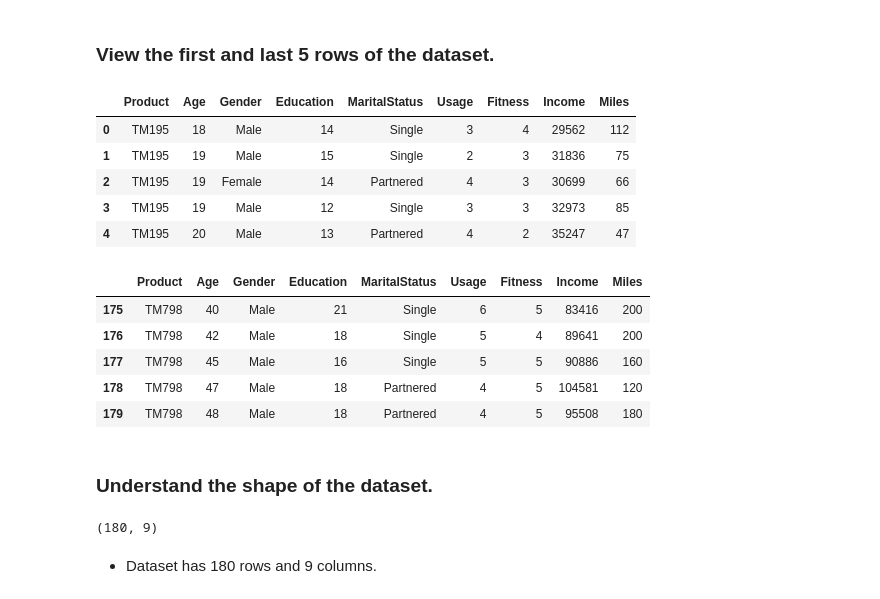
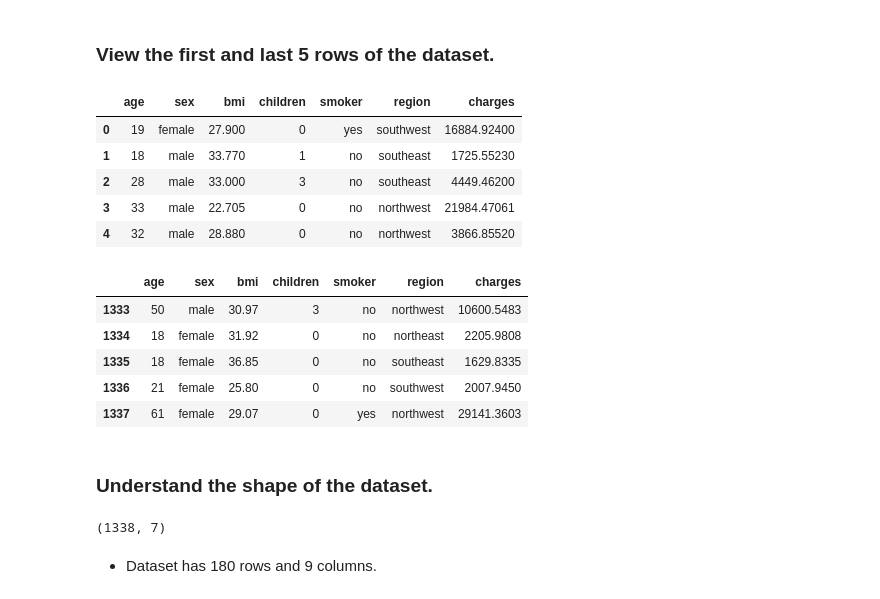
Before and after one commit to jkhan-prog/BasicPython, a Jupyter notebook: Axis_Insurance.ipynb, the cells around one changed output. Drawn from its saved outputs; the diff is of its cells as text; code cells hidden in the pictures.

```diff
--- a/Axis_Insurance.ipynb
+++ b/Axis_Insurance.ipynb
@@ -32,36 +40,36 @@ warnings.filterwarnings('ignore')
 # %% [markdown]
 ### Read the dataset
 # %%
-data=pd.read_csv("CardioGoodFitness.csv")
+data=pd.read_csv("AxisInsurance.csv")
 # %%
-# copying data to another varaible to avoid any changes to original data
-cardio=data.copy()
+# copying data to another variable to avoid any changes to original data
+AxisIns=data.copy()
 # %% [markdown]
 ### View the first and last 5 rows of the dataset.
 # %%
-cardio.head()
+AxisIns.head()
 # %% [output]
-|  | Product | Age | Gender | Education | MaritalStatus | Usage | Fitness | Income | Miles |
-| 0 | TM195 | 18 | Male | 14 | Single | 3 | 4 | 29562 | 112 |
-| 1 | TM195 | 19 | Male | 15 | Single | 2 | 3 | 31836 | 75 |
-| 2 | TM195 | 19 | Female | 14 | Partnered | 4 | 3 | 30699 | 66 |
-| 3 | TM195 | 19 | Male | 12 | Single | 3 | 3 | 32973 | 85 |
-| 4 | TM195 | 20 | Male | 13 | Partnered | 4 | 2 | 35247 | 47 |
+|  | age | sex | bmi | children | smoker | region | charges |
+| 0 | 19 | female | 27.900 | 0 | yes | southwest | 16884.92400 |
+| 1 | 18 | male | 33.770 | 1 | no | southeast | 1725.55230 |
+| 2 | 28 | male | 33.000 | 3 | no | southeast | 4449.46200 |
+| 3 | 33 | male | 22.705 | 0 | no | northwest | 21984.47061 |
+| 4 | 32 | male | 28.880 | 0 | no | northwest | 3866.85520 |
 # %%
-cardio.tail()
+AxisIns.tail()
 # %% [output]
-|  | Product | Age | Gender | Education | MaritalStatus | Usage | Fitness | Income | Miles |
-| 175 | TM798 | 40 | Male | 21 | Single | 6 | 5 | 83416 | 200 |
-| 176 | TM798 | 42 | Male | 18 | Single | 5 | 4 | 89641 | 200 |
-| 177 | TM798 | 45 | Male | 16 | Single | 5 | 5 | 90886 | 160 |
-| 178 | TM798 | 47 | Male | 18 | Partnered | 4 | 5 | 104581 | 120 |
-| 179 | TM798 | 48 | Male | 18 | Partnered | 4 | 5 | 95508 | 180 |
+|  | age | sex | bmi | children | smoker | region | charges |
+| 1333 | 50 | male | 30.97 | 3 | no | northwest | 10600.5483 |
+| 1334 | 18 | female | 31.92 | 0 | no | northeast | 2205.9808 |
+| 1335 | 18 | female | 36.85 | 0 | no | southeast | 1629.8335 |
+| 1336 | 21 | female | 25.80 | 0 | no | southwest | 2007.9450 |
+| 1337 | 61 | female | 29.07 | 0 | yes | northwest | 29141.3603 |
 # %% [markdown]
 ### Understand the shape of the dataset.
 # %%
-cardio.shape
+AxisIns.shape
 # %% [output]
-(180, 9)
+(1338, 7)
 # %% [markdown]
 * Dataset has 180 rows and 9 columns.
 # %% [markdown]
```
Also changed, not shown: parts of 82 cells of this notebook.
